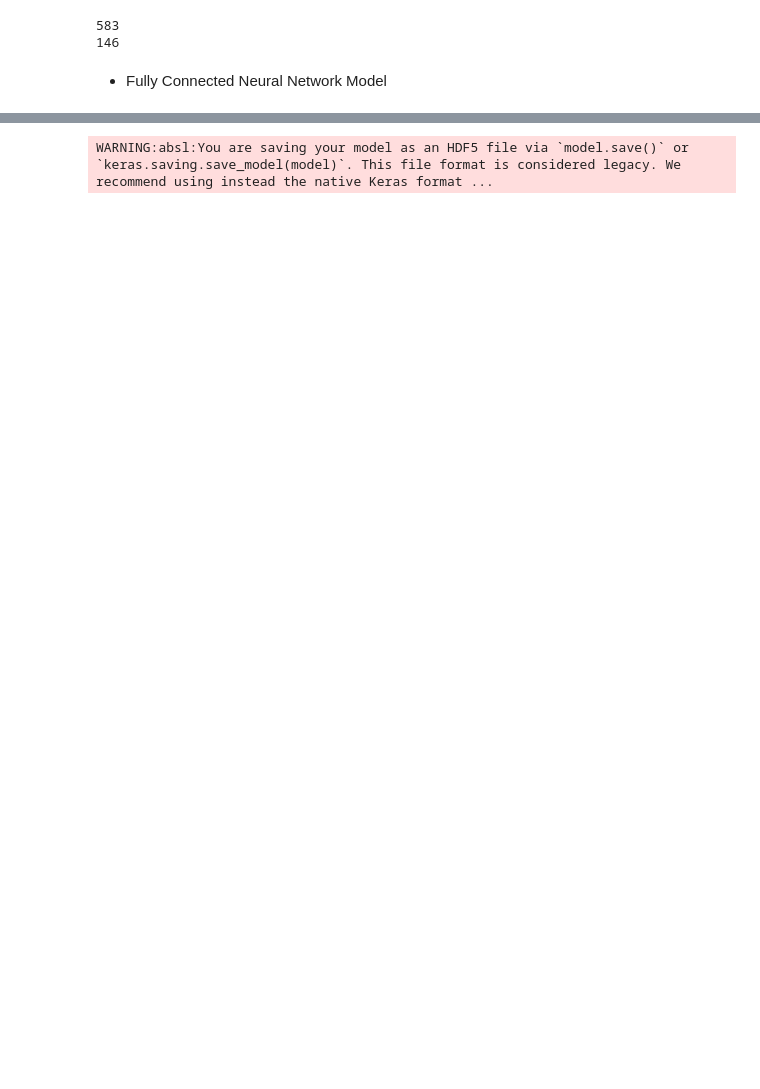
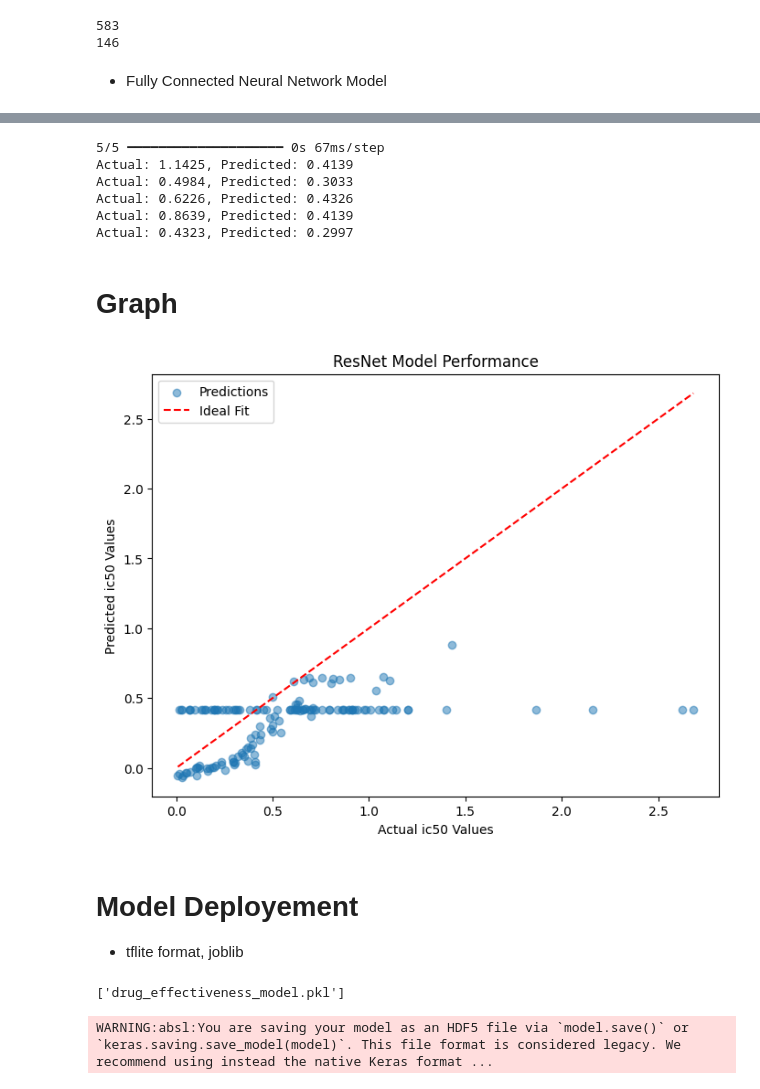
Before and after one commit to raj04h/ML_code, a Jupyter notebook: ML_Projects/Drug_effectiveness.ipynb, the cells around one changed output, grey strips where cells are left out. Saved outputs shown, nothing was run; the diff lists cells and outputs as text; code cells hidden in the pictures; blank space fills up the shorter version.

Commit message:
resnet

```diff
--- a/ML_Projects/Drug_effectiveness.ipynb
+++ b/ML_Projects/Drug_effectiveness.ipynb
@@ -655,0 +667,10 @@ Test Loss: 0.011884933337569237
+# %%
+in_shape=(32, 32, 3)
+model_res=tf.keras.applications.ResNet50(include_top=False, weights=None, input_shape=in_shape)
+x=layers.GlobalAveragePooling2D()(model_res.output)
+x=layers.Dense(64,activation='relu')(x)
+x=layers.Dense(32,activation='relu')(x)
+out_layer=layers.Dense(1,activation='linear')(x)
+# %%
+model_resnet=models.Model(inputs=model_res.input,outputs=out_layer)
+model_resnet.compile(optimizer='adam', loss='mse', metrics=['mae'])
@@ -655,0 +701,2 @@ Test Loss: 0.011884933337569237
+# %%
+model_resnet.fit(x_train_reshaped, y_train, epochs=50, batch_size=16, validation_data=(x_test_reshaped, y_test))
@@ -655,0 +733,32 @@ Test Loss: 0.011884933337569237
+# %%
+y_pred = model_resnet.predict(x_test_reshaped)
+y_test = np.array(y_test)  # Convert to NumPy array if it's a Pandas object
+y_pred = np.array(y_pred)  # Ensure predictions are also NumPy arrays
+
+# Print some sample predictions
+import numpy as np
+for i in range(5):
+    print(f"Actual: {y_test[i]:.4f}, Predicted: {y_pred[i][0]:.4f}")
+# %% [output]
+5/5 ━━━━━━━━━━━━━━━━━━━━ 0s 67ms/step
+Actual: 1.1425, Predicted: 0.4139
+Actual: 0.4984, Predicted: 0.3033
+Actual: 0.6226, Predicted: 0.4326
+Actual: 0.8639, Predicted: 0.4139
+Actual: 0.4323, Predicted: 0.2997
+# %% [markdown]
+# Graph
+# %%
+plt.figure(figsize=(8,6))
+plt.scatter(y_test, y_pred, alpha=0.5, label="Predictions")
+plt.plot([min(y_test), max(y_test)], [min(y_test), max(y_test)], color='red', linestyle='dashed', label="Ideal Fit")
+plt.xlabel("Actual ic50 Values")
+plt.ylabel("Predicted ic50 Values")
+plt.legend()
+plt.title("ResNet Model Performance")
+plt.show()
+# %% [output]
+[figure, added]
+# %% [markdown]
+# Model Deployement
+* tflite format, joblib
@@ -656,3 +767,7 @@ Test Loss: 0.011884933337569237
+# %%
+joblib.dump(best_model_random,"drug_effectiveness_model.pkl")
+# %% [output]
+['drug_effectiveness_model.pkl']
 # %%
 # Save the model
 model_tensorflow.save("drug_effectiveness.h5")
```
Also changed, not shown: parts of 17 cells of this notebook, 2 other files.
